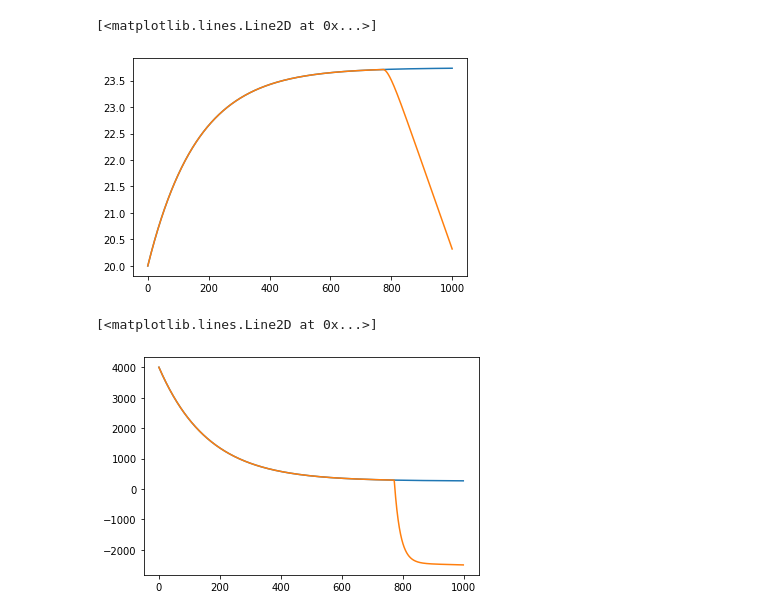
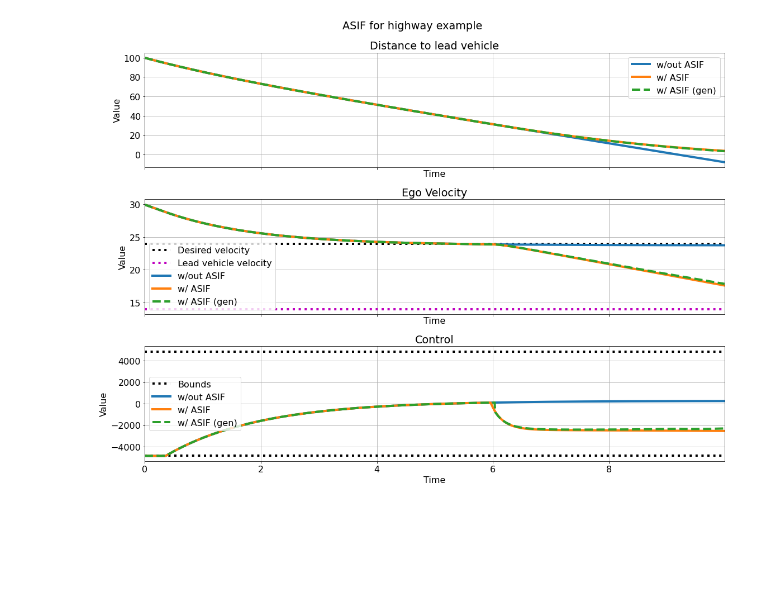
Before and after one commit to stonkens/cbf_opt, a Jupyter notebook: examples/acc.ipynb, the cells around one changed output. Drawn from its saved outputs; the diff is of its cells as text; code cells hidden in the pictures; blank space fills up the shorter version.

Commit message:
adding example

```diff
--- a/examples/acc.ipynb
+++ b/examples/acc.ipynb
@@ -62,4 +67,9 @@ umax = cbf_params['cd'] * params['mass'] * params['g']
 umin = -umax
 alpha = lambda x: 5 * x
 nominal_policy = lambda x, t: np.atleast_1d(np.clip(-1000 * (x[1] - vd), umin, umax))
-acc_asif = asif.ControlAffineASIF(acc, acc_cbf, alpha=alpha, nominal_policy=nominal_policy)
+acc_asif = asif.ControlAffineASIF(acc, acc_cbf, alpha=alpha, nominal_policy=nominal_policy, umin=umin, umax=umax)
+
+beta0 = 0.0
+penalty_coeff = 1e6
+
+acc_gen_asif = asif.GeneralizedControlAffineASIF(acc, acc_cbf, beta0=beta0, penalty_coeff=penalty_coeff, alpha=alpha, nominal_policy=nominal_policy, verbose=False, umin=umin, umax=umax)
@@ -91,12 +119,40 @@ plt.plot(states_filt[:,2])
-# %%
-plt.plot(states[:,1])
-plt.plot(states_filt[:,1])
-# %% [output]
-[<matplotlib.lines.Line2D at 0x...>]
-[figure, removed]
-# %%
-plt.plot(control)
-plt.plot(control_filt)
-# %% [output]
-[<matplotlib.lines.Line2D at 0x...>]
-[figure, removed]
+# %%
+states = np.array(states)
+states_filt = np.array(states_filt)
+states_filt_gen = np.array(states_filt_gen)
+
+ts = np.arange(0, 10, params['dt'])
+fig, ax = plt.subplots(3, 1, sharex=True, figsize=(16, 12))
+plt.rcParams['font.size'] = '16'
+plt.rcParams['lines.linewidth'] = 4
+fig.suptitle("ASIF for highway example")
+ax[0].set_title("Distance to lead vehicle")
+ax[0].plot(ts[:states.shape[0]-1], states[1:,2], label='w/out ASIF')
+ax[0].plot(ts[:states_filt.shape[0]-1], states_filt[1:,2], label='w/ ASIF')
+ax[0].plot(ts[:states_filt_gen.shape[0]-1], states_filt_gen[1:,2], '--', label='w/ ASIF (gen)')
+
+ax[0].legend()
+ax[1].set_title("Ego Velocity")
+ax[1].plot(ts, vd * np.ones_like(ts), ':k', label='Desired velocity')
+ax[1].plot(ts, params['v0'] * np.ones_like(ts), ':m', label='Lead vehicle velocity')
+ax[1].plot(ts[:states.shape[0]-1], states[1:,1], label='w/out ASIF')
+ax[1].plot(ts[:states_filt.shape[0]-1], states_filt[1:,1], label='w/ ASIF')
+ax[1].plot(ts[:states_filt_gen.shape[0]-1], states_filt_gen[1:,1], '--', label='w/ ASIF (gen)')
+
+ax[1].legend()
+ax[2].set_title("Control")
+ax[2].plot(ts, np.ones_like(ts) * umax, ':k', label='Bounds')
+ax[2].plot(ts, np.ones_like(ts) * umin, ':k', label='__nolegend__')
+ax[2].plot(ts[:len(control)], control, label='w/out ASIF')
+ax[2].plot(ts[:len(control_filt)], control_filt, label='w/ ASIF')
+ax[2].plot(ts[:len(control_filt_gen)], control_filt_gen, '--', label='w/ ASIF (gen)')
+
+ax[2].legend()
+for axi in ax:
+    axi.grid()
+    axi.set_xlabel("Time")
+    axi.set_ylabel("Value")
+    axi.set_xlim([ts[0], ts[-1]])
+fig.tight_layout()
+# %% [output]
+[figure, added]
```
Also changed, not shown: parts of 5 cells of this notebook.
